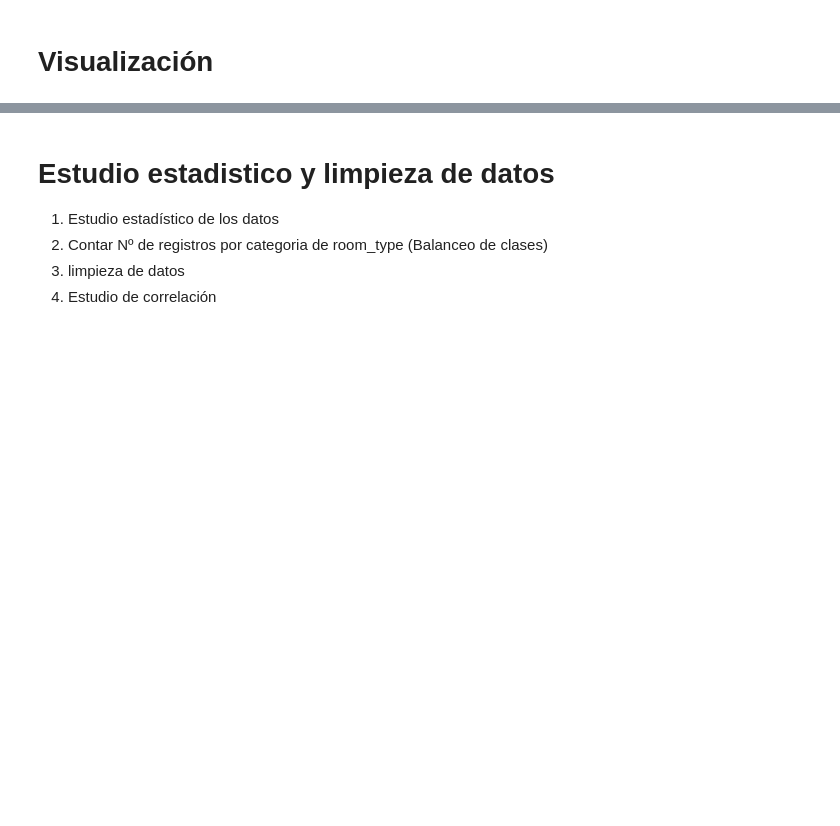
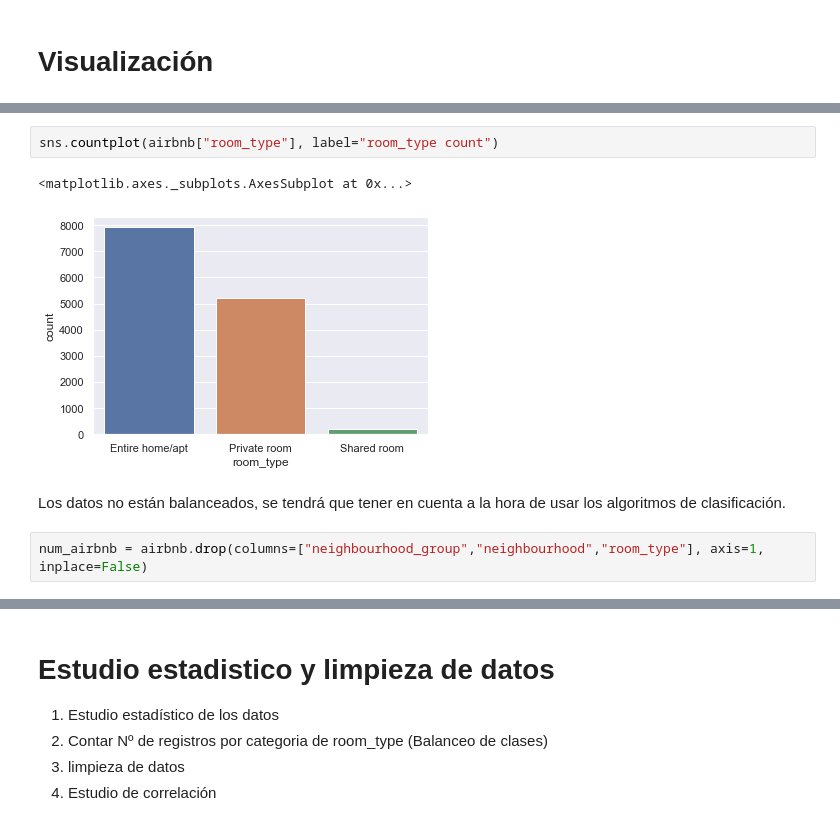
Before and after one commit to adzarei/uned-master-bigdata, a Jupyter notebook: AAI/TP1/InsideAirBnB.ipynb, the cells around one changed output, grey strips where cells are left out. Drawn from its saved outputs; the diff is of its cells as text; blank space fills up the shorter version.

```diff
--- a/AAI/TP1/InsideAirBnB.ipynb
+++ b/AAI/TP1/InsideAirBnB.ipynb
@@ -75,0 +103,9 @@ price_lower_90.describe()
+# %%
+sns.countplot(airbnb["room_type"], label="room_type count")
+# %% [output]
+<matplotlib.axes._subplots.AxesSubplot at 0x...>
+[figure, added]
+# %% [markdown]
+Los datos no están balanceados, se tendrá que tener en cuenta a la hora de usar los algoritmos de clasificación.
+# %%
+num_airbnb = airbnb.drop(columns=["neighbourhood_group","neighbourhood","room_type"], axis=1, inplace=False)
```
Also changed, not shown: parts of 74 cells of this notebook, 3 other files.
